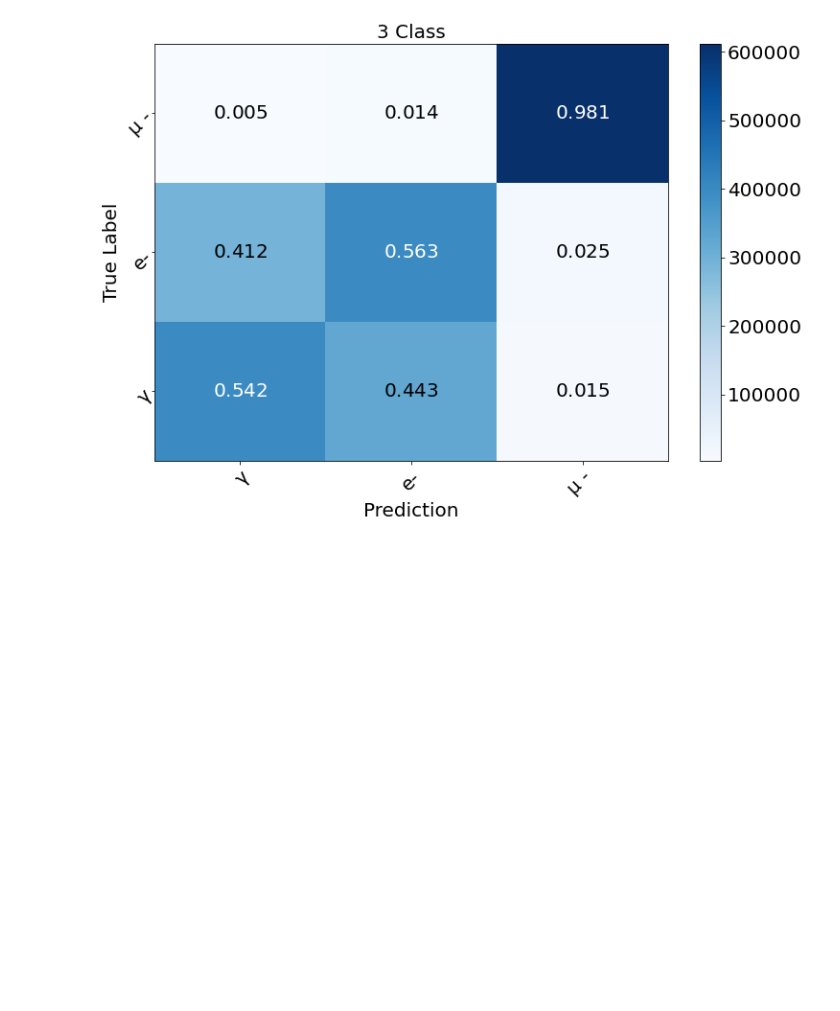
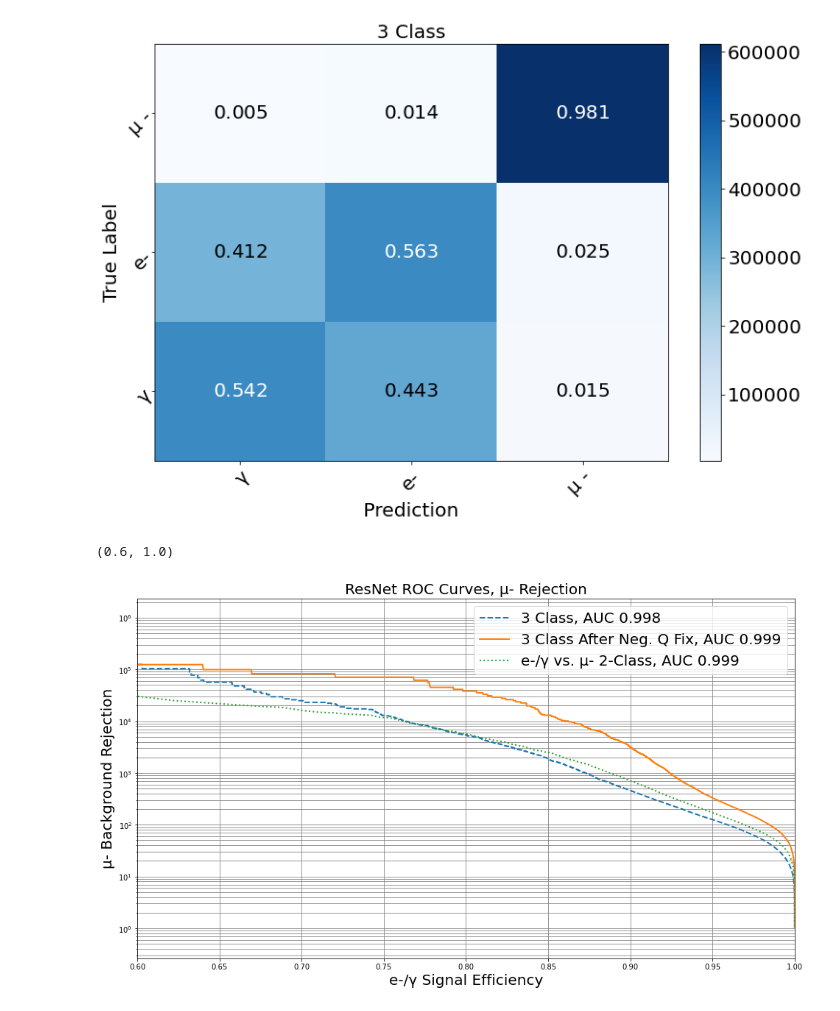
Before and after one commit to WatChMaL/CNN, a Jupyter notebook: ResNet_Analysis/Final Summary Plotting.ipynb, the cells around one changed output. Drawn from its saved outputs; the diff is of its cells as text; code cells hidden in the pictures; blank space fills up the shorter version.

```diff
--- a/ResNet_Analysis/Final Summary Plotting.ipynb
+++ b/ResNet_Analysis/Final Summary Plotting.ipynb
@@ -69,10 +68,17 @@ collapsed_3class_scores, collapsed_3class_labels = collapse_test_output(test_out
                                                                  softmax_index_dict)
 collapsed_3class_labels=collapsed_3class_labels-1
 collapsed_3class_scores=collapsed_3class_scores[:,1:]
+
+collapsed_3class_scores2, collapsed_3class_labels2 = collapse_test_output(test_output[1]['softmax'],test_output[1]['labels'],
+                                                                 softmax_index_dict)
+collapsed_3class_labels2=collapsed_3class_labels2-1
+collapsed_3class_scores2=collapsed_3class_scores2[:,1:]
 # %%
 fprs, tprs, thresholds = zip(*[prep_roc_data(collapsed_3class_scores,collapsed_3class_labels,
                                 'rejection',muon_softmax_index_dict,"e/gamma","mu"),
-                               prep_roc_data(test_output[2]['softmax'],test_output[2]['labels'],
+                               prep_roc_data(collapsed_3class_scores2,collapsed_3class_labels2,
+                                'rejection',muon_softmax_index_dict,"e/gamma","mu"),
+                               prep_roc_data(test_output[-1]['softmax'],test_output[-1]['labels'],
                                 'rejection',muon_softmax_index_dict,"e/gamma","mu"),
                               ])
 # %%
@@ -82,9 +88,12 @@ plot_confusion_matrix(test_output[0]['labels'],test_output[0]['predicted_labels'
 # %%
 fig, ax = plt.subplots(figsize=(16,9),facecolor="w")
 roc_metrics = plot_multiple_ROC((fprs, tprs, thresholds),'rejection', ["e/gamma", "mu"],
-                                plot_labels=[run_names[0],run_names[2]],
-                                ax=ax,png_name='best_emu.pdf',title=f"ResNet ROC Curves, {legend_label_dict['mu']} Rejection",annotate=False,legend_label_dict=muon_legend_label_dict,linestyle=['--','-'])
+                                plot_labels=[run_names[0],run_names[1],run_names[-1]],
+                                ax=ax,png_name='best_emu.pdf',title=f"ResNet ROC Curves, {legend_label_dict['mu']} Rejection",annotate=False,legend_label_dict=muon_legend_label_dict,linestyle=['--','-',':'])
 ax.set_xlim(left=0.6,right=1.0)
+# %% [output]
+(0.6, 1.0)
+[figure, added]
 # %%
 # Import test events from h5 file
 filtered_index = "/fast_scratch/WatChMaL/data/IWCD_fulltank_300_pe_idxs.npz"
```
Also changed, not shown: parts of 7 cells of this notebook, 6 other files.
